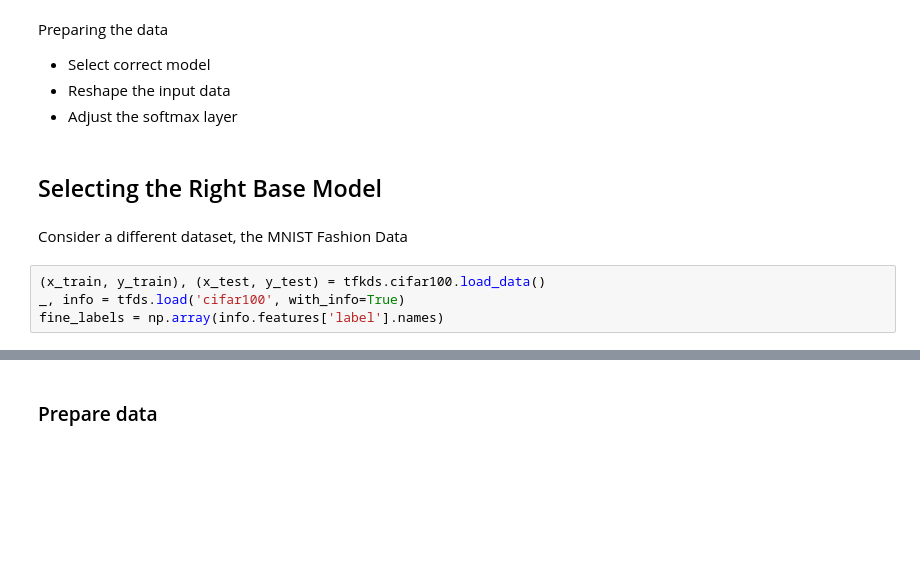
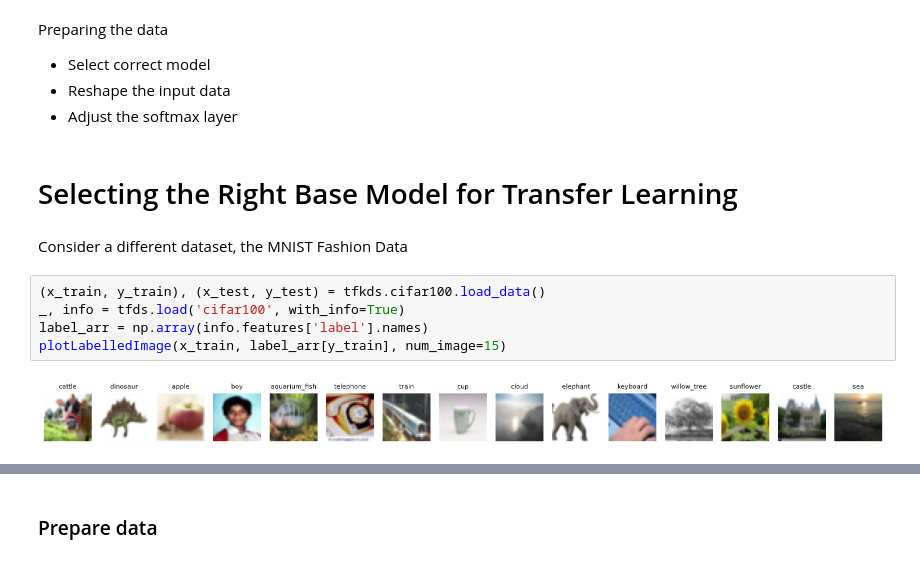
Before and after one commit to joseph-hellerstein/ai_in_practice, a Jupyter notebook: notebooks/ai_in_practice_transfer_learning.ipynb, the cells around one changed output, grey strips where cells are left out. Saved outputs shown, nothing was run; the diff lists cells and outputs as text; blank space fills up the shorter version.

```diff
--- a/notebooks/ai_in_practice_transfer_learning.ipynb
+++ b/notebooks/ai_in_practice_transfer_learning.ipynb
@@ -1009,10 +933,13 @@ Preparing the data
 * Reshape the input data
 * Adjust the softmax layer
 # %% [markdown]
-## Selecting the Right Base Model
+# Selecting the Right Base Model for Transfer Learning
 # %% [markdown]
 Consider a different dataset, the MNIST Fashion Data
 # %%
 (x_train, y_train), (x_test, y_test) = tfkds.cifar100.load_data()
 _, info = tfds.load('cifar100', with_info=True)
-fine_labels = np.array(info.features['label'].names)
+label_arr = np.array(info.features['label'].names)
+plotLabelledImage(x_train, label_arr[y_train], num_image=15)
+# %% [output]
+[figure, added]
```
Also changed, not shown: parts of 36 cells of this notebook, 3 other files.
